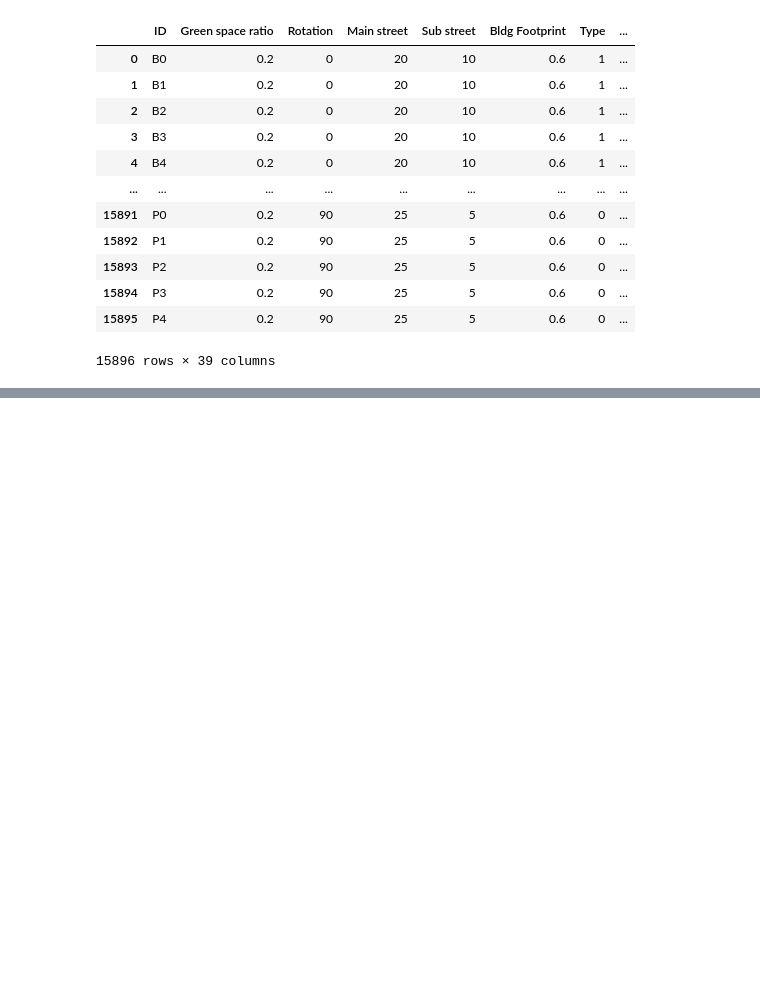
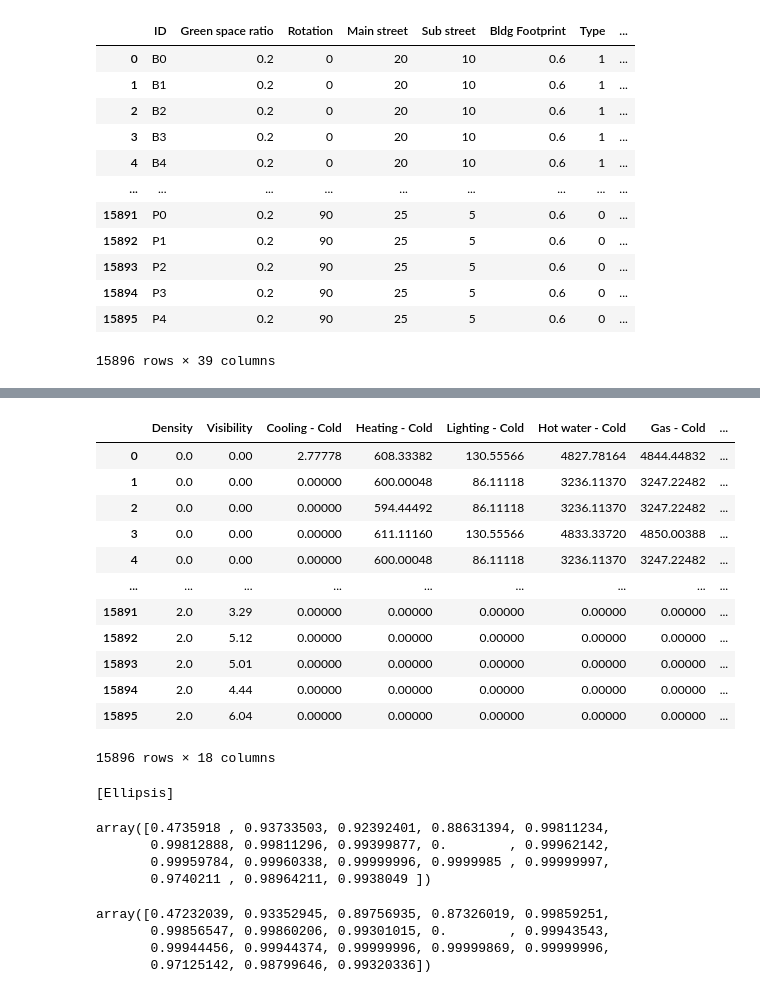
Before and after one commit to Marzhmann/UrbanHub, a Jupyter notebook: XGB-opt.ipynb, the cells around one changed output, grey strips where cells are left out. Saved outputs shown, nothing was run; the diff lists cells and outputs as text; code cells hidden in the pictures; blank space fills up the shorter version.

Commit message:
model trained

```diff
--- a/XGB-opt.ipynb
+++ b/XGB-opt.ipynb
@@ -30,2 +49,24 @@ y = df[[
+# %%
+y
+# %% [output]
+|  | Density | Visibility | Cooling - Cold | Heating - Cold | Lighting - Cold | Hot water - Cold | Gas - Cold | ... |
+| 0 | 0.0 | 0.00 | 2.77778 | 608.33382 | 130.55566 | 4827.78164 | 4844.44832 | ... |
+| 1 | 0.0 | 0.00 | 0.00000 | 600.00048 | 86.11118 | 3236.11370 | 3247.22482 | ... |
+| 2 | 0.0 | 0.00 | 0.00000 | 594.44492 | 86.11118 | 3236.11370 | 3247.22482 | ... |
+| 3 | 0.0 | 0.00 | 0.00000 | 611.11160 | 130.55566 | 4833.33720 | 4850.00388 | ... |
+| 4 | 0.0 | 0.00 | 0.00000 | 600.00048 | 86.11118 | 3236.11370 | 3247.22482 | ... |
+| ... | ... | ... | ... | ... | ... | ... | ... | ... |
+| 15891 | 2.0 | 3.29 | 0.00000 | 0.00000 | 0.00000 | 0.00000 | 0.00000 | ... |
+| 15892 | 2.0 | 5.12 | 0.00000 | 0.00000 | 0.00000 | 0.00000 | 0.00000 | ... |
+| 15893 | 2.0 | 5.01 | 0.00000 | 0.00000 | 0.00000 | 0.00000 | 0.00000 | ... |
+| 15894 | 2.0 | 4.44 | 0.00000 | 0.00000 | 0.00000 | 0.00000 | 0.00000 | ... |
+| 15895 | 2.0 | 6.04 | 0.00000 | 0.00000 | 0.00000 | 0.00000 | 0.00000 | ... |
+15896 rows × 18 columns
 # %%
 X_train, X_test, y_train, y_test = train_test_split(X, y, test_size=0.2)
+# %%
+model = MOR(XGBRegressor(n_estimators=300,learning_rate=0.1,max_depth=6))
+model.fit(X, y)
+[...]
+# %% [output]
+[Ellipsis]
@@ -31,0 +79,14 @@ X_train, X_test, y_train, y_test = train_test_split(X, y, test_size=0.2)
+# %%
+r2_train
+# %% [output]
+array([0.4735918 , 0.93733503, 0.92392401, 0.88631394, 0.99811234,
+       0.99812888, 0.99811296, 0.99399877, 0.        , 0.99962142,
+       0.99959784, 0.99960338, 0.99999996, 0.9999985 , 0.99999997,
+       0.9740211 , 0.98964211, 0.9938049 ])
+# %%
+r2_test
+# %% [output]
+array([0.47232039, 0.93352945, 0.89756935, 0.87326019, 0.99859251,
+       0.99856547, 0.99860206, 0.99301015, 0.        , 0.99943543,
+       0.99944456, 0.99944374, 0.99999996, 0.99999869, 0.99999996,
+       0.97125142, 0.98799646, 0.99320336])
```
Also changed, not shown: parts of 6 cells of this notebook.
